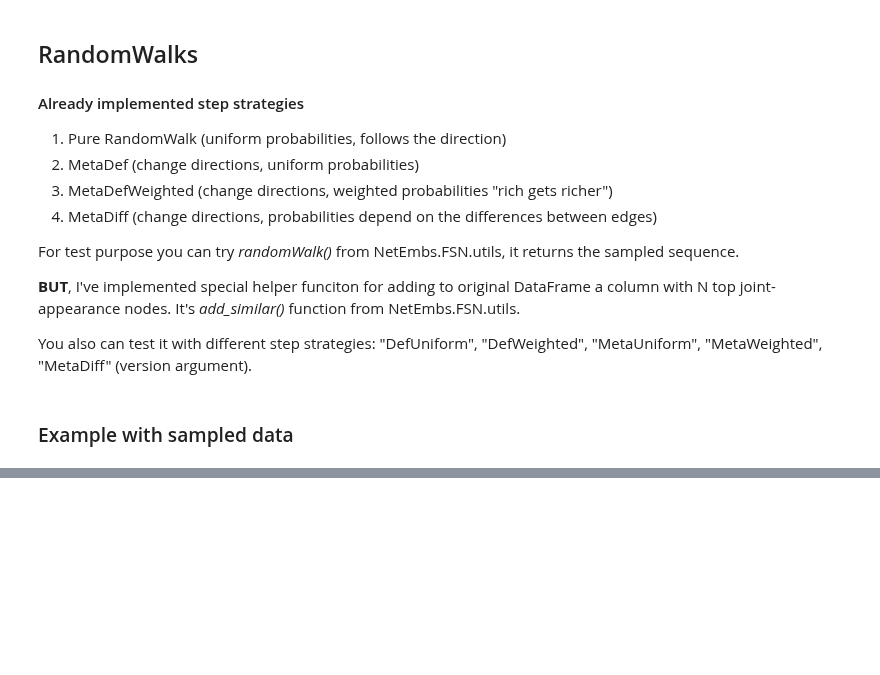
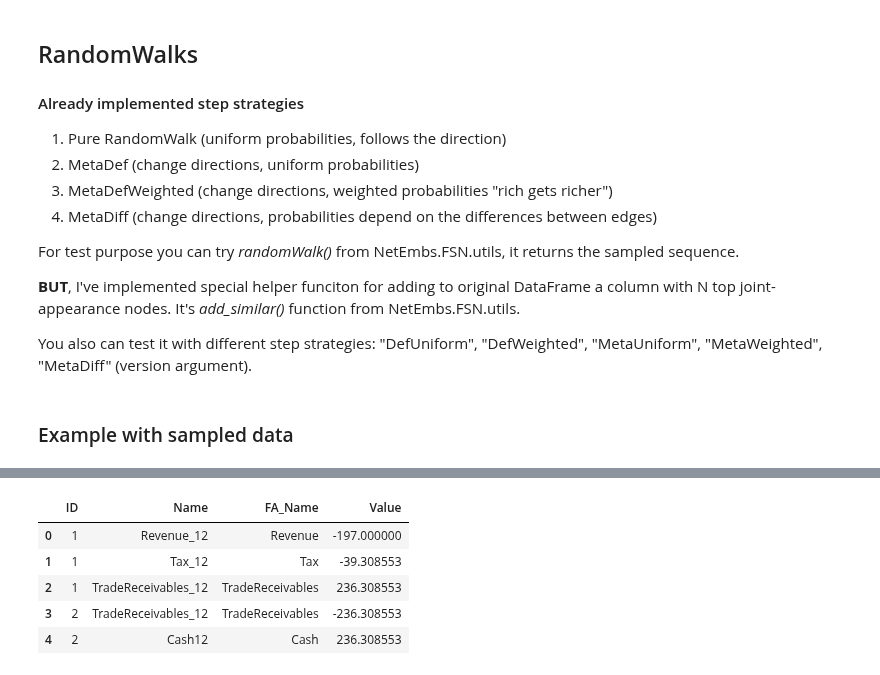
Before and after one commit to AlexWorldD/NetEmbs, a Jupyter notebook: SandBox for Marcel.ipynb, the cells around one changed output, grey strips where cells are left out. Saved outputs shown, nothing was run; the diff lists cells and outputs as text; code cells hidden in the pictures; blank space fills up the shorter version.

```diff
--- a/SandBox for Marcel.ipynb
+++ b/SandBox for Marcel.ipynb
@@ -53,12 +55,19 @@ You also can test it with different step strategies: "DefUniform", "DefWeighted"
 # %%
 import networkx as nx
 from networkx.algorithms import bipartite
 import pandas as pd
 import matplotlib.pyplot as plt
 from sklearn import preprocessing
 plt.rcParams["figure.figsize"] = [20,10]
 from NetEmbs.DataProcessing.normalize import normalize
 from NetEmbs.DataProcessing.connect_db import *
 from NetEmbs.GenerateData.complex_df import sales_collections
-d = normalize(upload_data("Simulation/FSN_Data.db", limit=40))
-d.head(15)
+d = upload_data("Simulation/FSN_Data.db", limit=40)
+d.head(5)
+# %% [output]
+|  | ID | Name | FA_Name | Value |
+| 0 | 1 | Revenue_12 | Revenue | -197.000000 |
+| 1 | 1 | Tax_12 | Tax | -39.308553 |
+| 2 | 1 | TradeReceivables_12 | TradeReceivables | 236.308553 |
+| 3 | 2 | TradeReceivables_12 | TradeReceivables | -236.308553 |
+| 4 | 2 | Cash12 | Cash | 236.308553 |
```
Also changed, not shown: parts of 7 cells of this notebook.
